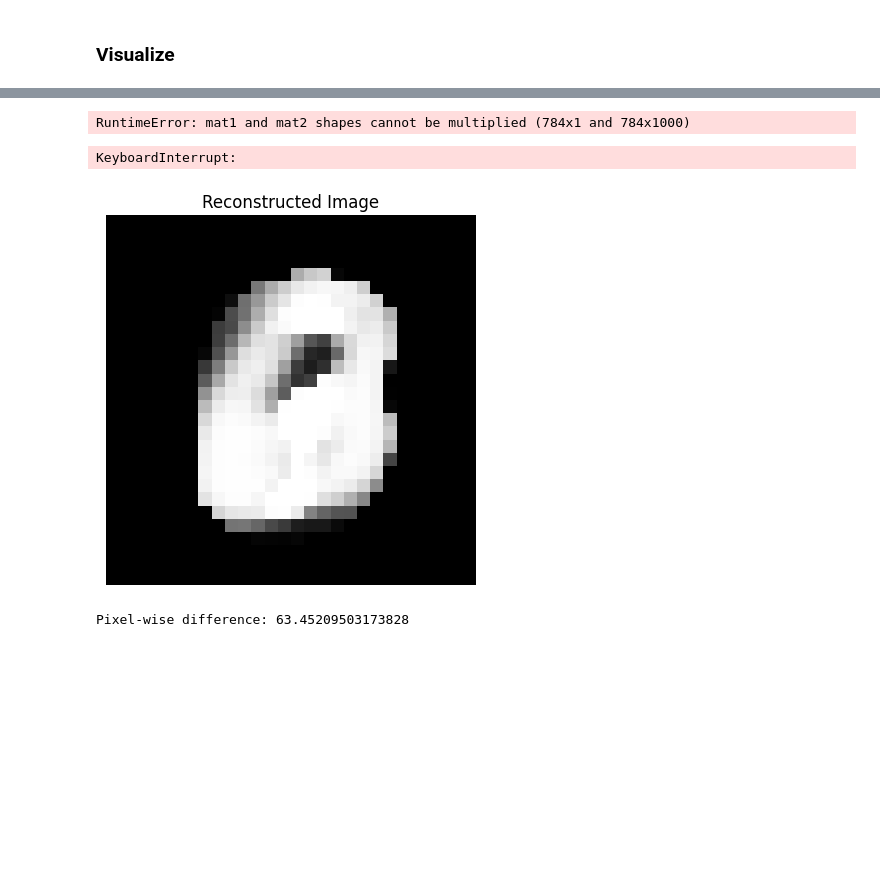
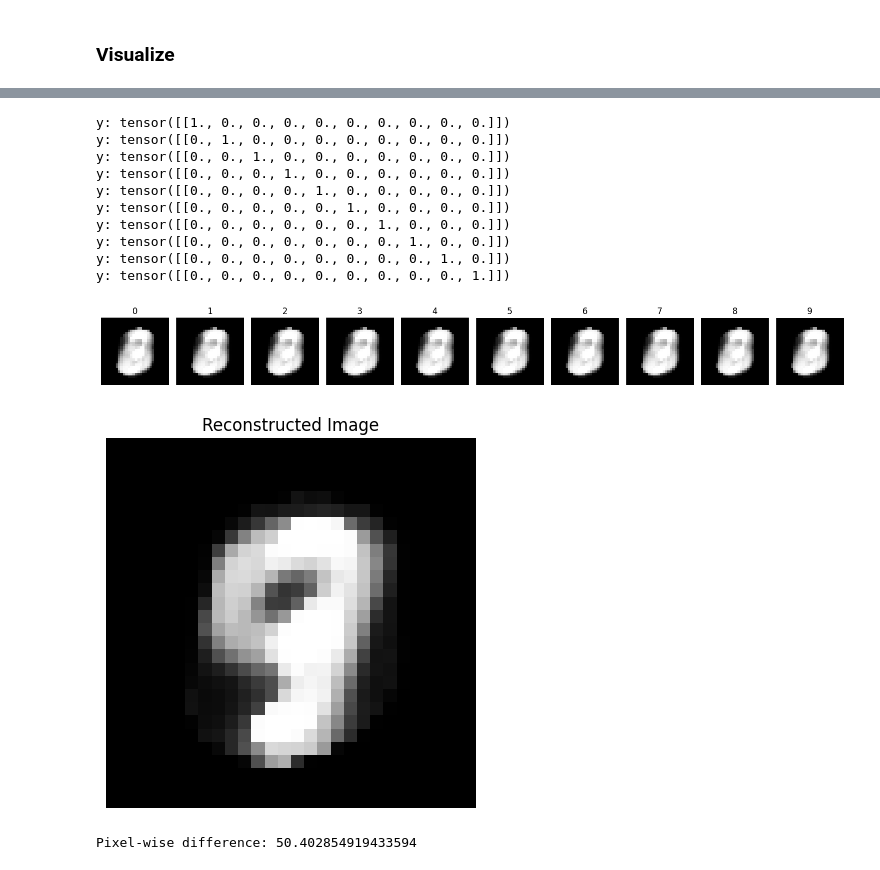
Before and after one commit to 1henrypage/adversarial-autoencoders, a Jupyter notebook: src/adversarial_autoencoder/supervised_experiment.ipynb, the cells around one changed output, grey strips where cells are left out. Cells and saved outputs as stored; diff of their text form; code cells hidden in the pictures; blank space fills up the shorter version.

```diff
--- a/src/adversarial_autoencoder/supervised_experiment.ipynb
+++ b/src/adversarial_autoencoder/supervised_experiment.ipynb
@@ -11,13 +11,13 @@ from src.adversarial_autoencoder.supervised import SupervisedAdversarialAutoenco
 # %% [markdown]
 ### Paper Config
 # %%
-NUM_EPOCHS = 10
+NUM_EPOCHS = 5
 
 INPUT_DIM = 784
 BATCH_SIZE = 100
 AE_HIDDEN = 1000
 DC_HIDDEN = 1000
-LATENT_DIM = 8
+LATENT_DIM = 2
 NUM_CLASSES = 10
 PRIOR_STD = 5.0
 recon_loss = nn.MSELoss()
@@ -122,19 +139,46 @@ display_reconstructions(aae, test_loader)
 # %%
 # Generate and display samples
-generated_samples = aae.generate_sample_from_test(train_loader)
+# generated_samples = aae.generate_sample_from_test(train_loader)
-# %% [output]
-RuntimeError: mat1 and mat2 shapes cannot be multiplied (784x1 and 784x1000)
 # %%
-# from sklearn.manifold import TSNE
-# z_all = []
-# y_all = []
-# for x_batch, y_batch in train_loader:
-#     z = aae.encoder(x_batch.to(device)).detach().cpu()
-#     z_all.append(z)
-#     y_all.append(y_batch)
-# tsne = TSNE(n_components=2).fit_transform(torch.cat(z_all))
+def generate_image_grid(aae, latent_dim, prior_std, n_classes=10):
+    aae.eval()
+    device = next(aae.parameters()).device  # Get device from model
+    fig, axes = plt.subplots(1, n_classes, figsize=(15, 2))
+    z = torch.randn(1, latent_dim).to(device) * prior_std
+
+    # Sample z with batch dimension (shape: [1, latent_dim])
+
+    for i in range(n_classes):
+        # Create one-hot y (shape: [1, n_classes])
+        y = torch.zeros(1, n_classes).to(device)
+        y[0, i] = 1  # Set i-th class to 1
+        print(f"y: {y}")
+        z_and_y = torch.cat([z, y], dim=1)  # Output shape: [1, latent_dim + n_classes]
+
+        with torch.no_grad():
+            x_hat = aae.decoder(z_and_y)  # Pass through decoder
+            x_hat = x_hat.view(28, 28).cpu()  # Reshape to image
+
+        axes[i].imshow(x_hat, cmap='gray', vmin=0, vmax=1)
+        axes[i].axis('off')
+        axes[i].set_title(f'{i}')
+
+    plt.tight_layout()
+    plt.show()
+
+generate_image_grid(aae, latent_dim=LATENT_DIM, prior_std=PRIOR_STD)
 # %% [output]
-KeyboardInterrupt:
+y: tensor([[1., 0., 0., 0., 0., 0., 0., 0., 0., 0.]])
+y: tensor([[0., 1., 0., 0., 0., 0., 0., 0., 0., 0.]])
+y: tensor([[0., 0., 1., 0., 0., 0., 0., 0., 0., 0.]])
+y: tensor([[0., 0., 0., 1., 0., 0., 0., 0., 0., 0.]])
+y: tensor([[0., 0., 0., 0., 1., 0., 0., 0., 0., 0.]])
+y: tensor([[0., 0., 0., 0., 0., 1., 0., 0., 0., 0.]])
+y: tensor([[0., 0., 0., 0., 0., 0., 1., 0., 0., 0.]])
+y: tensor([[0., 0., 0., 0., 0., 0., 0., 1., 0., 0.]])
+y: tensor([[0., 0., 0., 0., 0., 0., 0., 0., 1., 0.]])
+y: tensor([[0., 0., 0., 0., 0., 0., 0., 0., 0., 1.]])
+[figure, added]
 # %%
 model = aae
 # Set model to evaluation mode
@@ -164,5 +208,5 @@ plt.show()
 diff = torch.abs(x_hat[1] - x_hat[7])
 print(f"Pixel-wise difference: {diff.sum()}")
 # %% [output]
-[figure, old version]
+[figure, new version]
-Pixel-wise difference: 63.45209503173828
+Pixel-wise difference: 50.402854919433594
```
Also changed, not shown: parts of 2 cells of this notebook, 1 other file.
